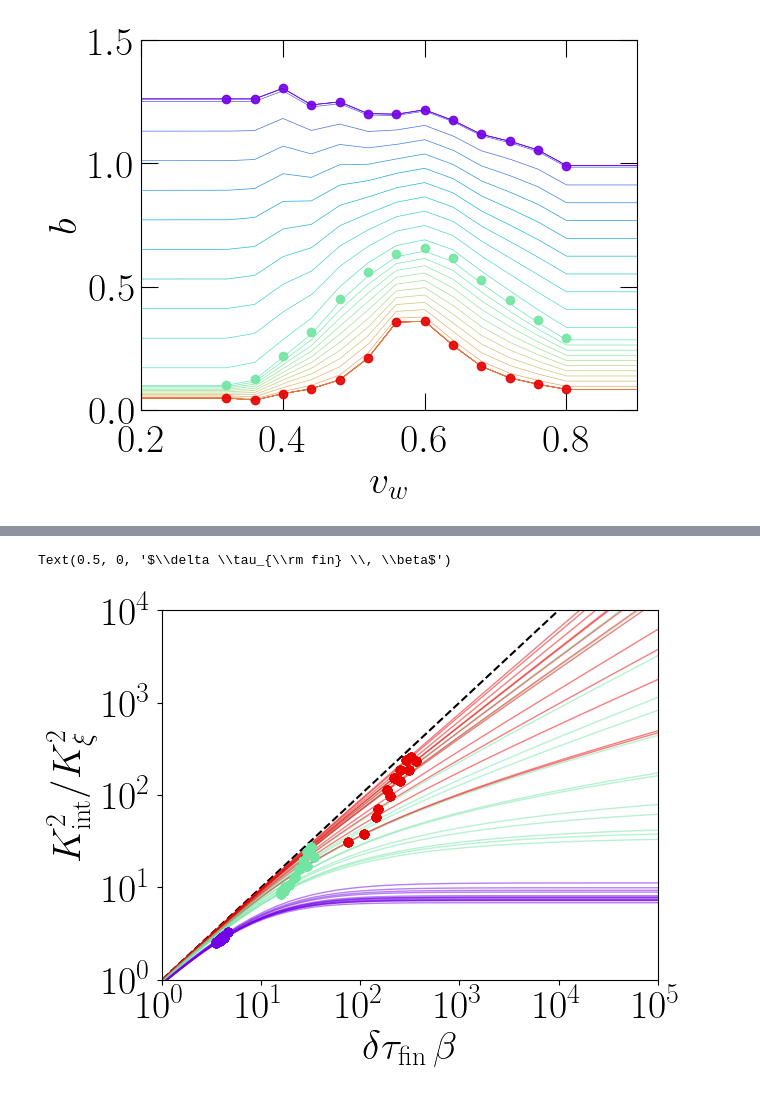
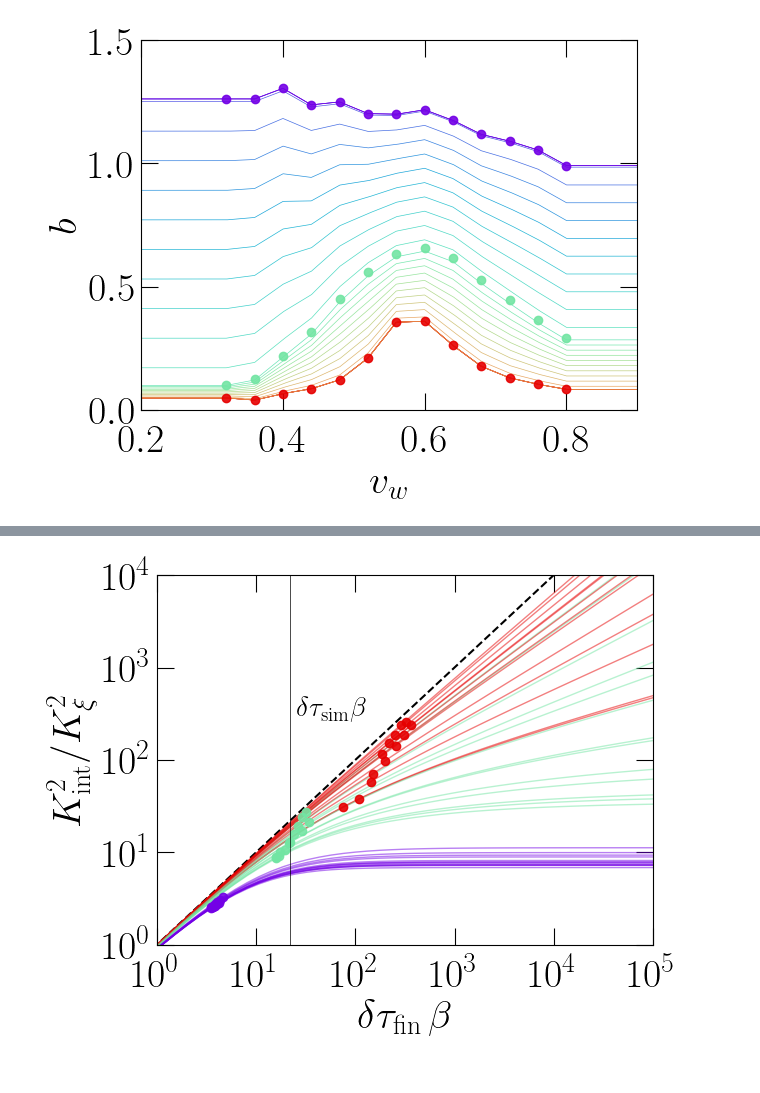
Before and after one commit to CosmoGW/CosmoGW, a Jupyter notebook: tutorials/GWs_sound-waves.ipynb, the cells around one changed output, grey strips where cells are left out. Drawn from its saved outputs; the diff is of its cells as text; code cells hidden in the pictures.

```diff
--- a/tutorials/GWs_sound-waves.ipynb
+++ b/tutorials/GWs_sound-waves.ipynb
@@ -154,23 +247,24 @@ dtfins = np.logspace(-6, 6, 100)
 plt.plot(dtfins, dtfins, color='black', ls='dashed')
 Ups    = dtfins/(1 + dtfins)
 
+betas = np.logspace(1, 3, 3)
 Oms_xi2 = hb.kappas_Esp(val_vws, val_alphas)*val_alphas/(1 + cs2)
+lf2   = hb.Rstar_beta(val_vws, corr=True)
+lf2, _ = np.meshgrid(lf2, val_alphas, indexing='ij')
+dtdur = lf2/np.sqrt(Oms_xi2)
 for i in range(0, len(betas)):
-    lf2   = hb.Rstar_beta(val_vws, corr=True)
-    lf2, _ = np.meshgrid(lf2, val_alphas, indexing='ij')
-    dtdur = lf2/np.sqrt(Oms_xi2)
     plt.plot(dtfins*betas[i], Ups*betas[i], color='black', lw=.5)
     for j in range(0, len(val_alphas)):
         plt.plot(dtdur[:, j], dtdur[:, j], 'o', color=cols2[j])
         plt.plot(dtdur[:, j], np.interp(dtdur[:, j]/betas[i], dtfins, Ups)*betas[i], 'o', color=cols2[j])
 
 plt.loglog()
-plt.xlim(1e0, 1e5)
-plt.ylim(1e0, 1e4)
+plt.xlim(1e0, 1e3)
+plt.ylim(1e0, 1e3)
 plot_sets.axes_lines()
-plt.xticks(np.logspace(0, 5, 6))
-plt.yticks(np.logspace(0, 4, 5))
-plt.ylabel(r'$\Upsilon (\delta \tau_{\rm fin})$')
+plt.xticks(np.logspace(0, 3, 4))
+plt.yticks(np.logspace(0, 3, 4))
+plt.ylabel(r'$(\beta/H_\ast) \, \Upsilon (\delta \tau_{\rm fin})$')
 plt.xlabel(r'$\delta \tau_{\rm fin} \, \beta$')
 # %% [output]
 Text(0.5, 0, '$\\delta \\tau_{\\rm fin} \\, \\beta$')
@@ -203,36 +299,32 @@ plot_sets.axes_lines()
 # %%
 dtfins = np.logspace(-6, 6, 100)
 
 plt.plot(dtfins, dtfins, color='black', ls='dashed')
 
 K2int_flat = np.zeros((len(dtfins), len(val_vws), len(val_alphas)))
 for i in range(0, len(val_vws)):
     for j in range(0, len(val_alphas)):
         K2int_flat[:, i, j] = mod.K2int(dtfins, K0=1., b=bnum[i, j], expansion=False)
         plt.plot(dtfins,  K2int_flat[:, i, j], color=cols2[j], alpha=0.5, lw=1)
 
-for i in range(0, len(betas)):
-    lf2   = hb.Rstar_beta(val_vws, corr=True)
-    lf2, _ = np.meshgrid(lf2, val_alphas, indexing='ij')
-    dtdur = lf2/np.sqrt(Oms_xi2)
-    # plt.plot(dtfins*betas[i], Ups*betas[i], color='black', lw=.5)
-    for j in range(0, len(val_alphas)):
-        for l in range(0, len(val_vws)):
-            K2int_flat_tdur = mod.K2int(dtdur[l, j], K0=1., b=bnum[l, j], expansion=False)
-            plt.plot(dtdur[l, j], K2int_flat_tdur, 'o', color=cols2[j])
-        # plt.plot(dtdur[:, j], np.interp(dtdur[:, j]/betas[i], dtfins, Ups)*betas[i], 'o', color=cols2[j])
-
-# K2int_flat0 = mod.K2int(dtfins, K0=1., b=0, expansion=False)
-# plt.plot(dtfins, K2int_flat0)
+lf2   = hb.Rstar_beta(val_vws, corr=True)
+lf2, _ = np.meshgrid(lf2, val_alphas, indexing='ij')
+dtdur = lf2/np.sqrt(Oms_xi2)
+for j in range(0, len(val_alphas)):
+    for l in range(0, len(val_vws)):
+        K2int_flat_tdur = mod.K2int(dtdur[l, j], K0=1., b=bnum[l, j], expansion=False)
+        plt.plot(dtdur[l, j], K2int_flat_tdur, 'o', color=cols2[j])
 
 plt.xlim(1e0, 1e4)
 plt.ylim(1e0, 1e4)
 plt.loglog()
 
 plt.xticks(np.logspace(0, 5, 6))
 plt.yticks(np.logspace(0, 4, 5))
+plt.vlines(22, 1e-1, 1e5, color='black', lw=0.5)
+plt.text(26, 3e2, r'$\delta \tau_{\rm sim} \beta$')
 plt.ylabel(r'$K^2_{\rm int}/K_\xi^2$')
 plt.xlabel(r'$\delta \tau_{\rm fin} \, \beta$')
+plot_sets.axes_lines()
 # %% [output]
-Text(0.5, 0, '$\\delta \\tau_{\\rm fin} \\, \\beta$')
-[figure, old version]
+[figure, new version]
```
Also changed, not shown: parts of 45 cells of this notebook.
